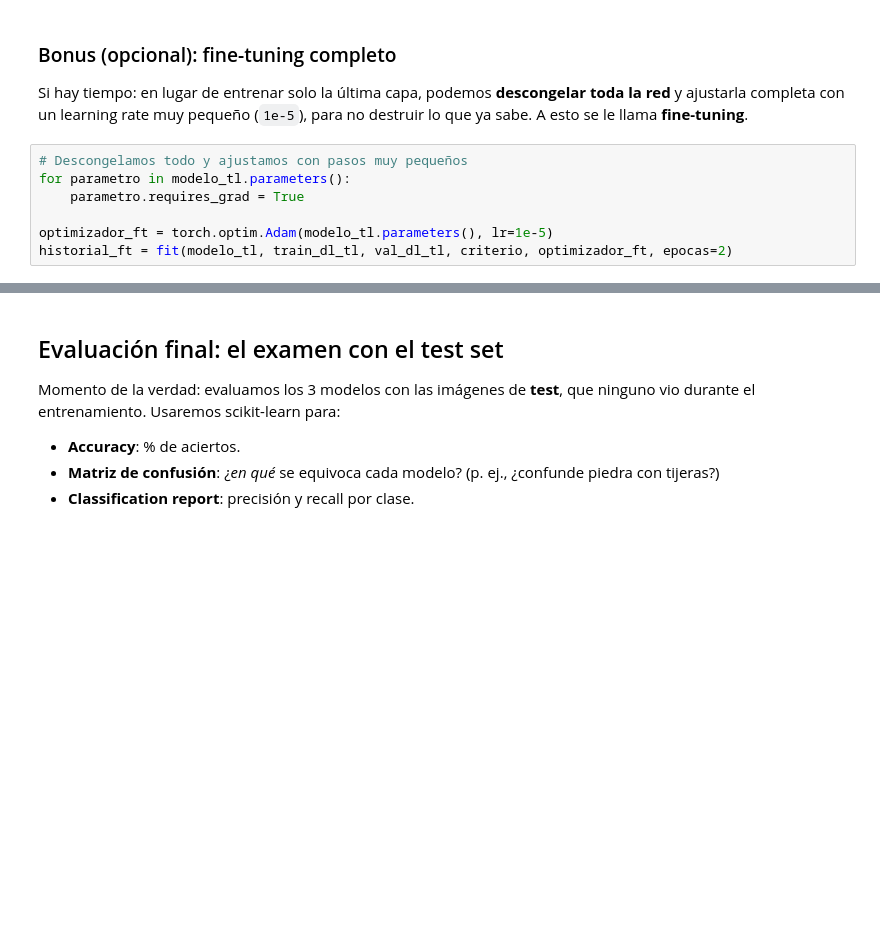
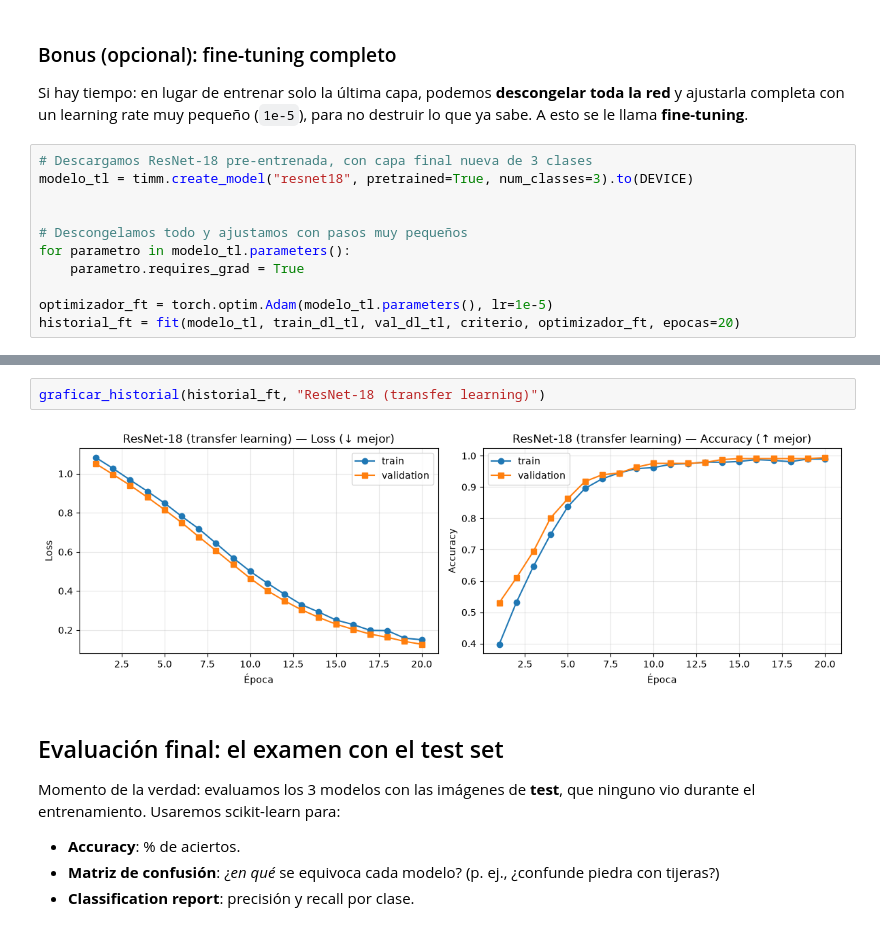
Before and after one commit to marcell-llerena/datascience-g8, a Jupyter notebook: notebooks/20260921_37_workshop_cnn.ipynb, the cells around one changed output, grey strips where cells are left out. Saved outputs shown, nothing was run; the diff lists cells and outputs as text; blank space fills up the shorter version.

```diff
--- a/notebooks/20260921_37_workshop_cnn.ipynb
+++ b/notebooks/20260921_37_workshop_cnn.ipynb
@@ -465,9 +628,13 @@ graficar_historial(historial_tl, "ResNet-18 (transfer learning)")
 
 Si hay tiempo: en lugar de entrenar solo la última capa, podemos **descongelar toda la red** y ajustarla completa con un learning rate muy pequeño (`1e-5`), para no destruir lo que ya sabe. A esto se le llama **fine-tuning**.
 # %%
+# Descargamos ResNet-18 pre-entrenada, con capa final nueva de 3 clases
+modelo_tl = timm.create_model("resnet18", pretrained=True, num_classes=3).to(DEVICE)
+
+
 # Descongelamos todo y ajustamos con pasos muy pequeños
 for parametro in modelo_tl.parameters():
     parametro.requires_grad = True
 
 optimizador_ft = torch.optim.Adam(modelo_tl.parameters(), lr=1e-5)
-historial_ft = fit(modelo_tl, train_dl_tl, val_dl_tl, criterio, optimizador_ft, epocas=2)
+historial_ft = fit(modelo_tl, train_dl_tl, val_dl_tl, criterio, optimizador_ft, epocas=20)
@@ -474,3 +662,7 @@ historial_ft = fit(modelo_tl, train_dl_tl, val_dl_tl, criterio, optimizador_ft,
+# %%
+graficar_historial(historial_ft, "ResNet-18 (transfer learning)")
+# %% [output]
+[figure, added]
 # %% [markdown]
 ## Evaluación final: el examen con el test set
 
```
Also changed, not shown: parts of 29 cells of this notebook, 4 other files.
